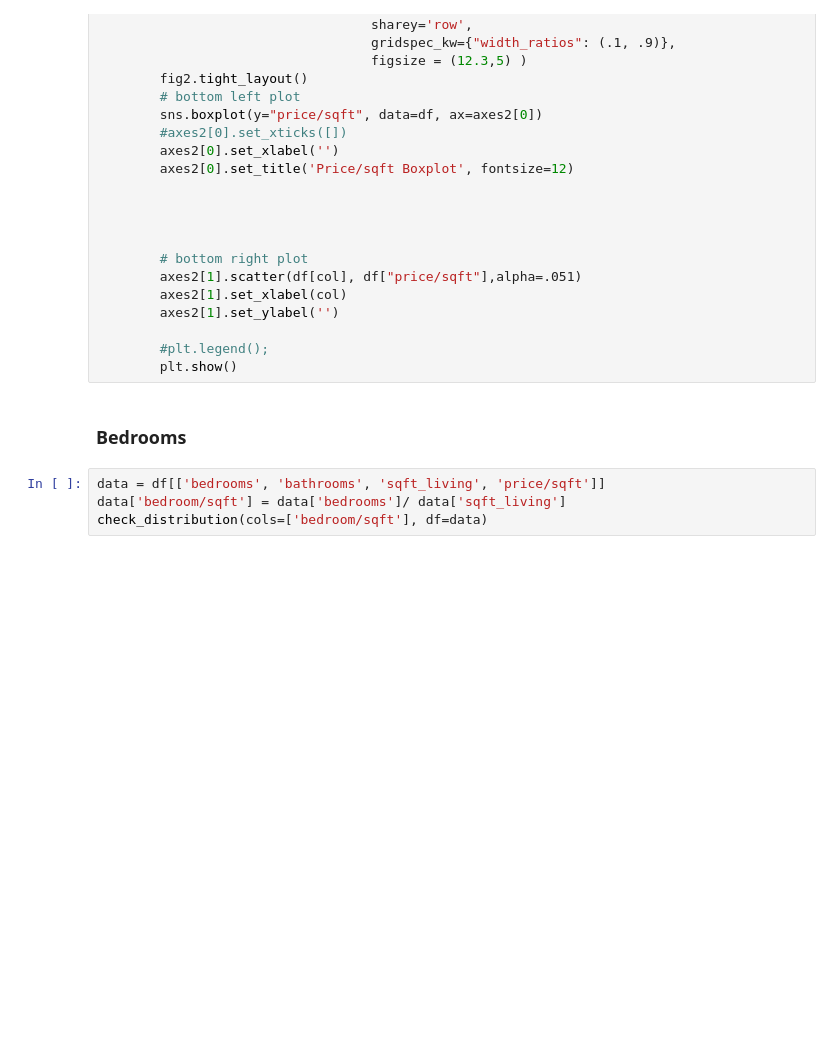
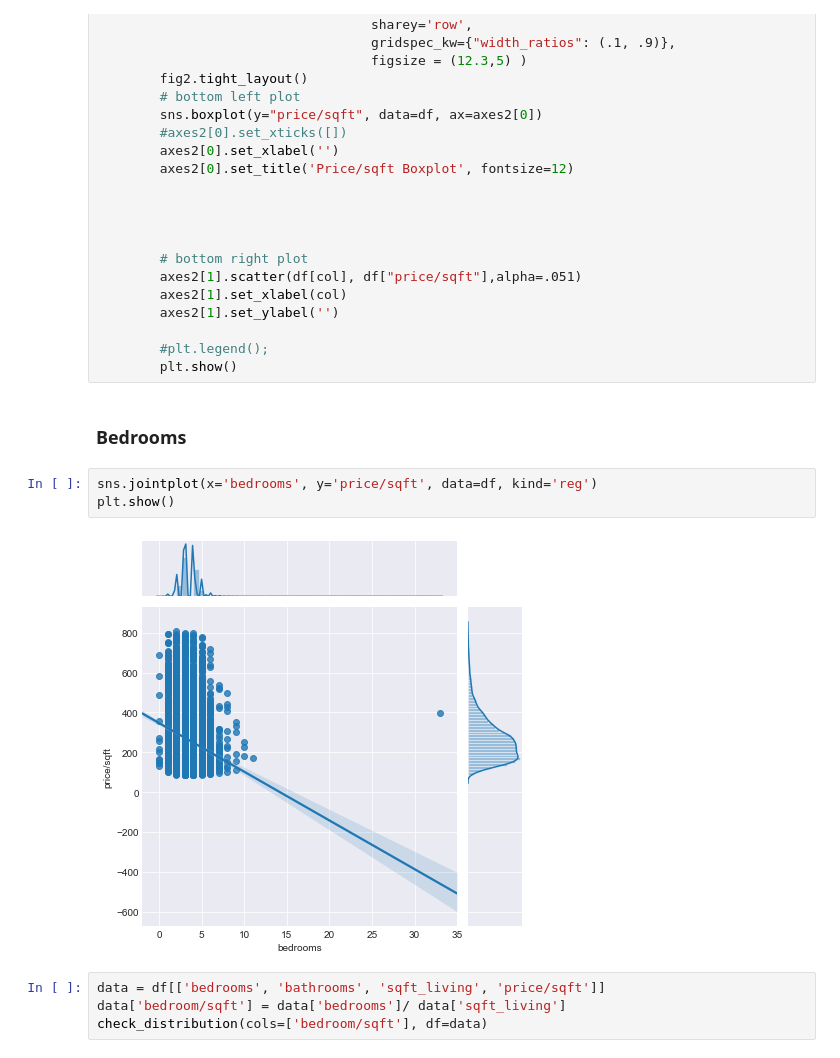
Before and after one commit to fecezar/Module-2-regression-project, a Jupyter notebook: regression_house_prices.ipynb, the cells around one changed output. Saved outputs shown, nothing was run; the diff lists cells and outputs as text; blank space fills up the shorter version.

Commit message:
minor addition of joint plots

```diff
--- a/regression_house_prices.ipynb
+++ b/regression_house_prices.ipynb
@@ -182,6 +194,11 @@ def check_distribution(cols, df=df):
         plt.show()
 # %% [markdown]
 ### Bedrooms
+# %%
+sns.jointplot(x='bedrooms', y='price/sqft', data=df, kind='reg')
+plt.show()
+# %% [output]
+[figure, added]
 # %%
 data = df[['bedrooms', 'bathrooms', 'sqft_living', 'price/sqft']]
 data['bedroom/sqft'] = data['bedrooms']/ data['sqft_living']
```
Also changed, not shown: parts of 4 cells of this notebook.
